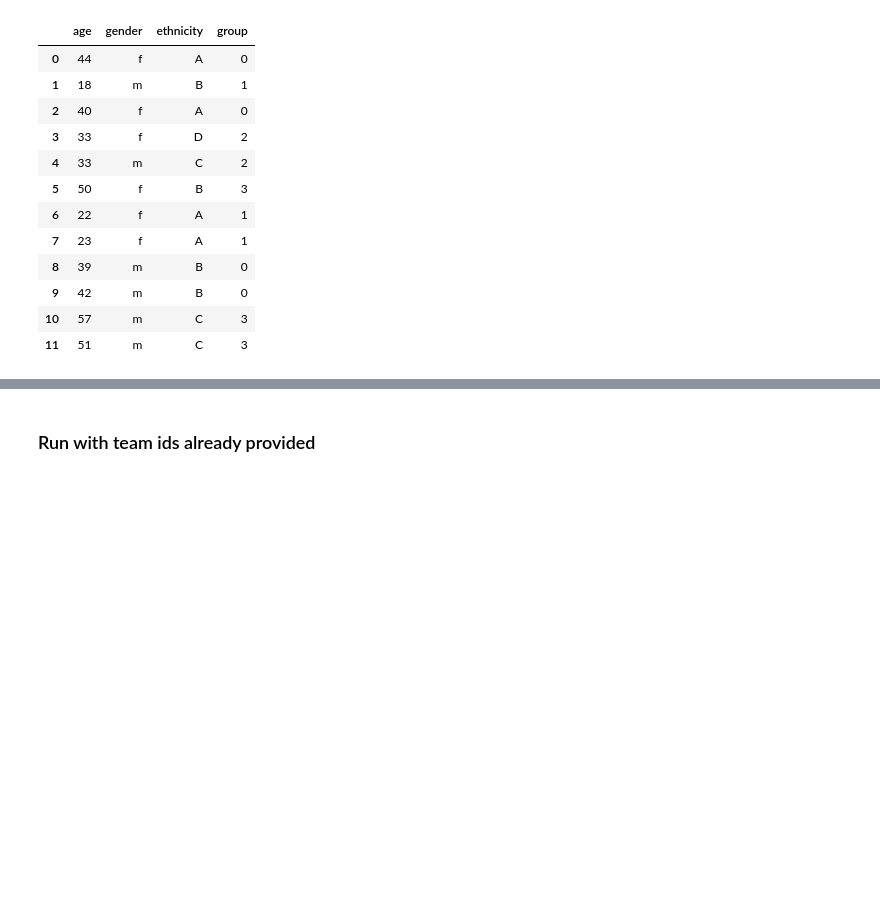
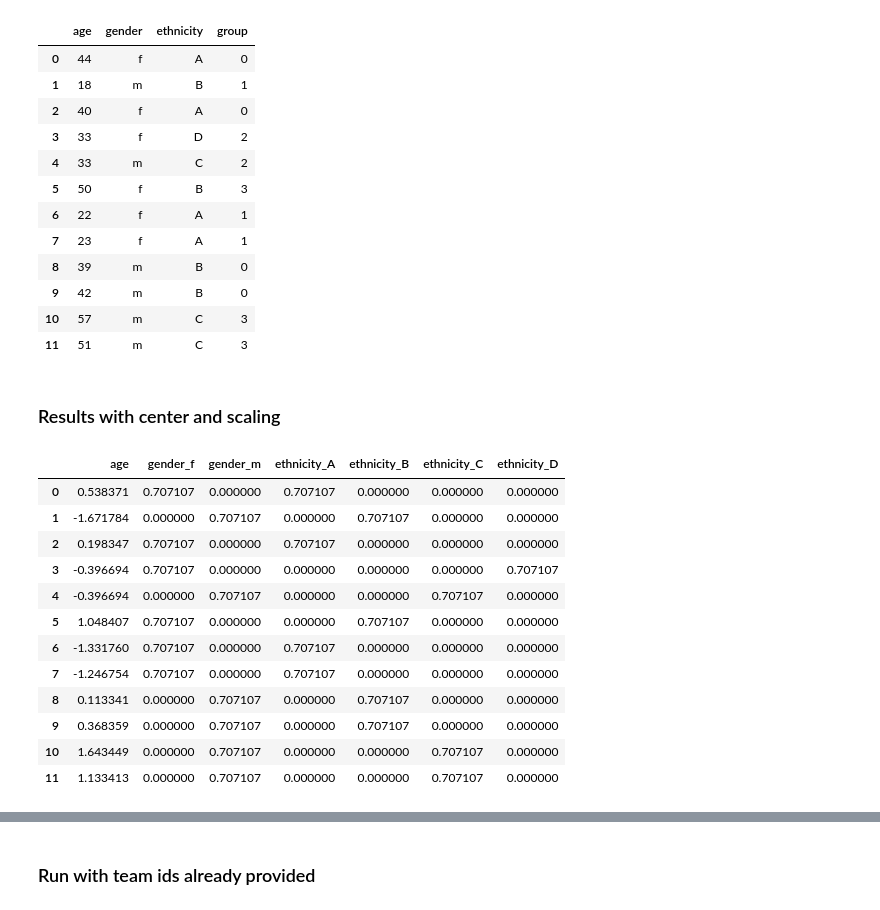
Before and after one commit to bryaneadams/faultiness, a Jupyter notebook: test_run.ipynb, the cells around one changed output, grey strips where cells are left out. Saved outputs shown, nothing was run; the diff lists cells and outputs as text; code cells hidden in the pictures; blank space fills up the shorter version.

Commit message:
adding the ability to center and scale fields.

```diff
--- a/test_run.ipynb
+++ b/test_run.ipynb
@@ -70,3 +70,23 @@ df
 | 9 | 42 | m | B | 0 |
 | 10 | 57 | m | C | 3 |
 | 11 | 51 | m | C | 3 |
+# %% [markdown]
+### Results with center and scaling
+# %%
+t_df = asw_cluster.transform_data(df, ['gender','ethnicity'],['age'])
+# %%
+t_df
+# %% [output]
+|  | age | gender_f | gender_m | ethnicity_A | ethnicity_B | ethnicity_C | ethnicity_D |
+| 0 | 0.538371 | 0.707107 | 0.000000 | 0.707107 | 0.000000 | 0.000000 | 0.000000 |
+| 1 | -1.671784 | 0.000000 | 0.707107 | 0.000000 | 0.707107 | 0.000000 | 0.000000 |
+| 2 | 0.198347 | 0.707107 | 0.000000 | 0.707107 | 0.000000 | 0.000000 | 0.000000 |
+| 3 | -0.396694 | 0.707107 | 0.000000 | 0.000000 | 0.000000 | 0.000000 | 0.707107 |
+| 4 | -0.396694 | 0.000000 | 0.707107 | 0.000000 | 0.000000 | 0.707107 | 0.000000 |
+| 5 | 1.048407 | 0.707107 | 0.000000 | 0.000000 | 0.707107 | 0.000000 | 0.000000 |
+| 6 | -1.331760 | 0.707107 | 0.000000 | 0.707107 | 0.000000 | 0.000000 | 0.000000 |
+| 7 | -1.246754 | 0.707107 | 0.000000 | 0.707107 | 0.000000 | 0.000000 | 0.000000 |
+| 8 | 0.113341 | 0.000000 | 0.707107 | 0.000000 | 0.707107 | 0.000000 | 0.000000 |
+| 9 | 0.368359 | 0.000000 | 0.707107 | 0.000000 | 0.707107 | 0.000000 | 0.000000 |
+| 10 | 1.643449 | 0.000000 | 0.707107 | 0.000000 | 0.000000 | 0.707107 | 0.000000 |
+| 11 | 1.133413 | 0.000000 | 0.707107 | 0.000000 | 0.000000 | 0.707107 | 0.000000 |
```
Also changed, not shown: parts of 2 cells of this notebook, 1 other file.
